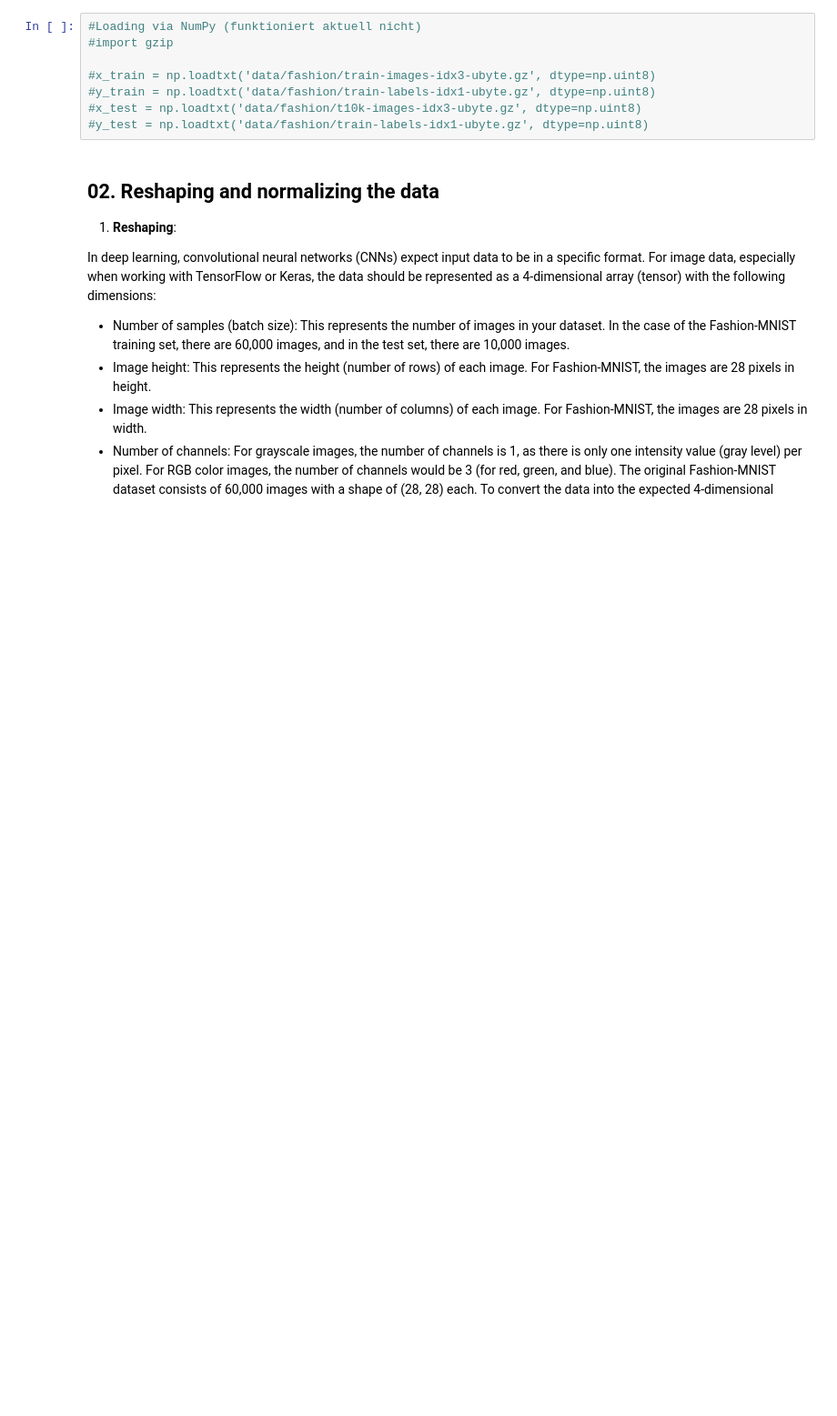
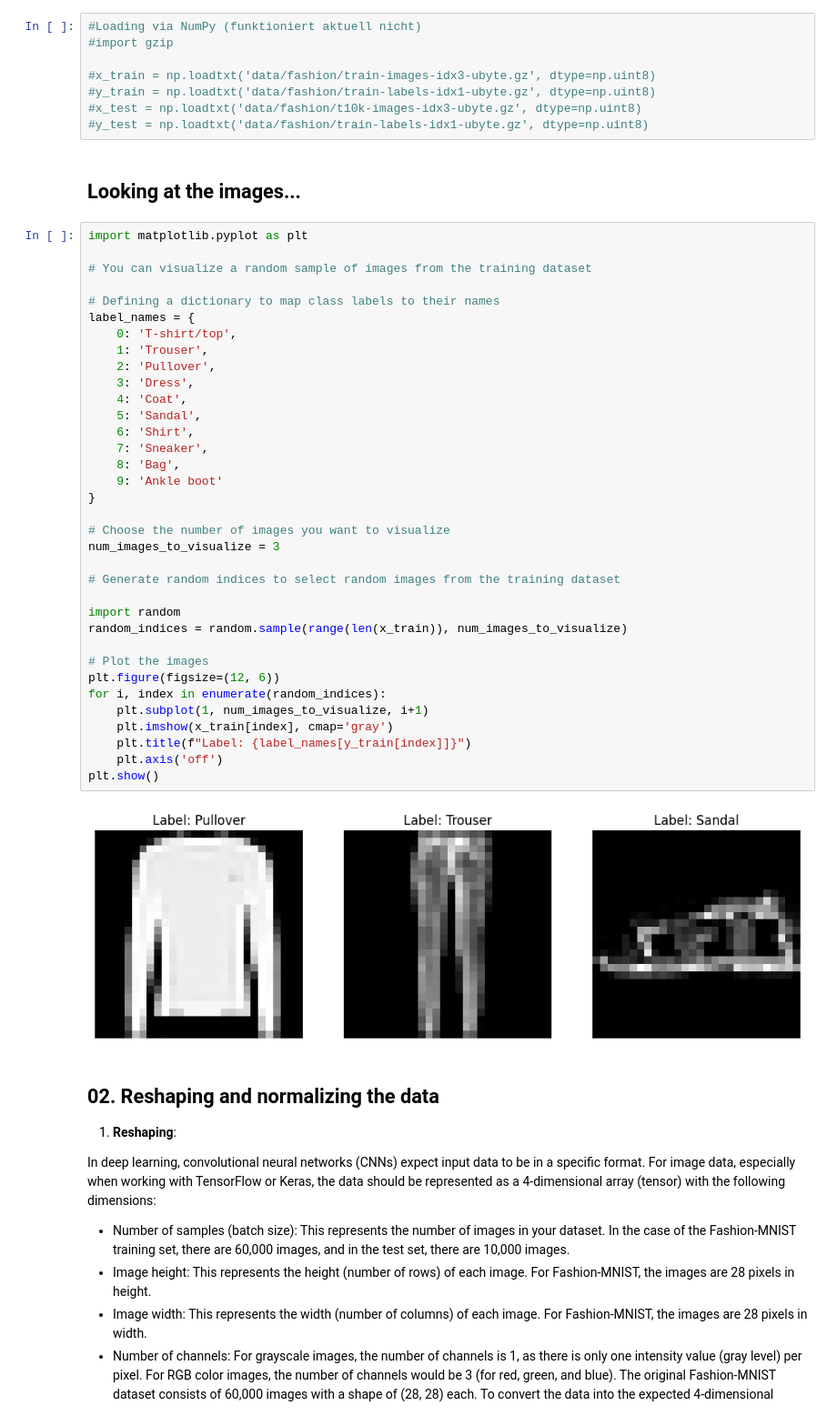
Before and after one commit to robertktz/DEEP, a Jupyter notebook: deepmodel.ipynb, the cells around one changed output. Shown: that part at 91% size. Saved outputs shown, nothing was run; the diff lists cells and outputs as text; blank space fills up the shorter version.

```diff
--- a/deepmodel.ipynb
+++ b/deepmodel.ipynb
@@ -47,6 +47,45 @@ print(x_test.shape)   # Output: (10000, 28, 28)
 #y_train = np.loadtxt('data/fashion/train-labels-idx1-ubyte.gz', dtype=np.uint8)
 #x_test = np.loadtxt('data/fashion/t10k-images-idx3-ubyte.gz', dtype=np.uint8)
 #y_test = np.loadtxt('data/fashion/train-labels-idx1-ubyte.gz', dtype=np.uint8)
+# %% [markdown]
+## Looking at the images...
+# %%
+import matplotlib.pyplot as plt
+
+# You can visualize a random sample of images from the training dataset
+
+# Defining a dictionary to map class labels to their names
+label_names = {
+    0: 'T-shirt/top',
+    1: 'Trouser',
+    2: 'Pullover',
+    3: 'Dress',
+    4: 'Coat',
+    5: 'Sandal',
+    6: 'Shirt',
+    7: 'Sneaker',
+    8: 'Bag',
+    9: 'Ankle boot'
+}
+
+# Choose the number of images you want to visualize
+num_images_to_visualize = 3
+
+# Generate random indices to select random images from the training dataset
+
+import random
+random_indices = random.sample(range(len(x_train)), num_images_to_visualize)
+
+# Plot the images
+plt.figure(figsize=(12, 6))
+for i, index in enumerate(random_indices):
+    plt.subplot(1, num_images_to_visualize, i+1)
+    plt.imshow(x_train[index], cmap='gray')
+    plt.title(f"Label: {label_names[y_train[index]]}")
+    plt.axis('off')
+plt.show()
+# %% [output]
+[figure, added]
 # %% [markdown]
 ## 02. Reshaping and normalizing the data
 
```
Also changed, not shown: parts of 4 cells of this notebook.
